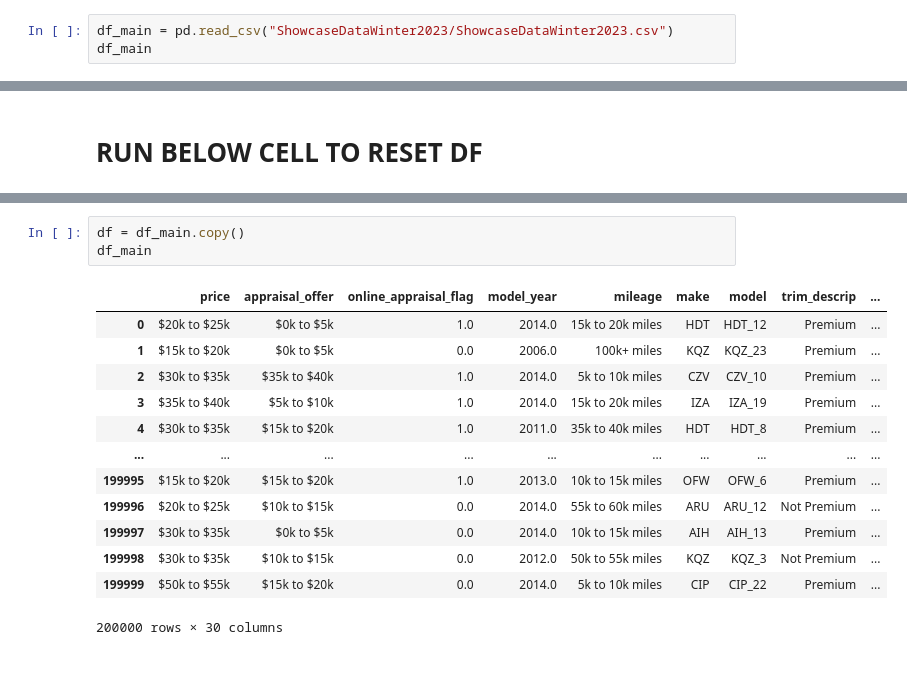
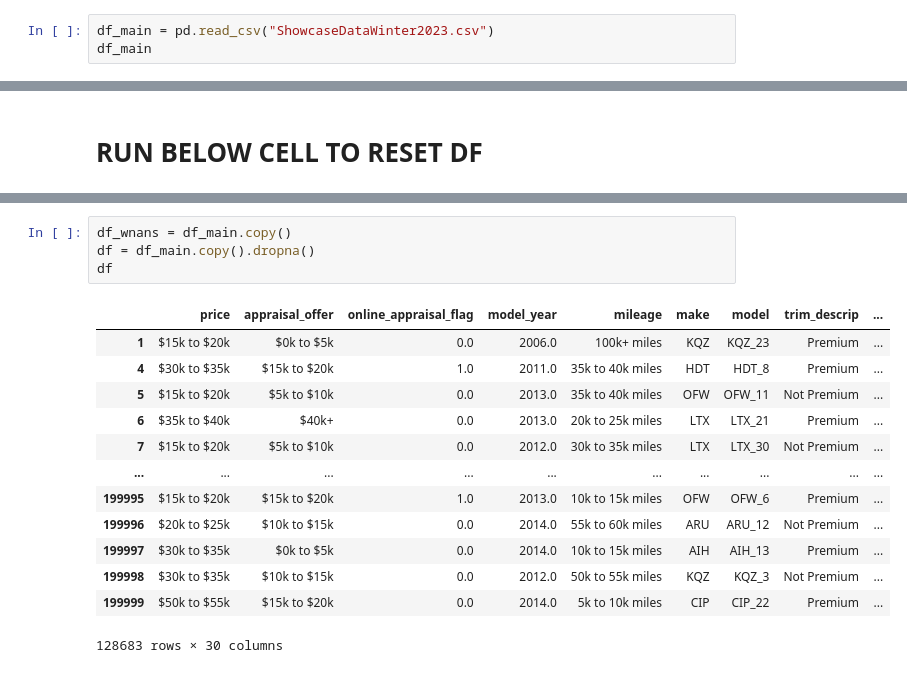
Before and after one commit to ashenfernando1/Winter-2023, a Jupyter notebook: CarMax.ipynb, the cells around one changed output, grey strips where cells are left out. Saved outputs shown, nothing was run; the diff lists cells and outputs as text.

```diff
--- a/CarMax.ipynb
+++ b/CarMax.ipynb
@@ -25,7 +26,7 @@ data_explain
 | 37 | fuel_capacity_appraisal | Numeric | The fuel capacity of the customer... |
 | 38 | market | String | The market where the transaction ... |
 # %%
-df_main = pd.read_csv("ShowcaseDataWinter2023/ShowcaseDataWinter2023.csv")
+df_main = pd.read_csv("ShowcaseDataWinter2023.csv")
 df_main
 # %% [output]
 |  | price | appraisal_offer | online_appraisal_flag | model_year | mileage | make | model | trim_descrip | ... |
@@ -107,17 +108,18 @@ memory usage: 36.6+ MB
 # %%
-df = df_main.copy()
-df_main
+df_wnans = df_main.copy()
+df = df_main.copy().dropna()
+df
 # %% [output]
 |  | price | appraisal_offer | online_appraisal_flag | model_year | mileage | make | model | trim_descrip | ... |
-| 0 | $20k to $25k | $0k to $5k | 1.0 | 2014.0 | 15k to 20k miles | HDT | HDT_12 | Premium | ... |
 | 1 | $15k to $20k | $0k to $5k | 0.0 | 2006.0 | 100k+ miles | KQZ | KQZ_23 | Premium | ... |
-| 2 | $30k to $35k | $35k to $40k | 1.0 | 2014.0 | 5k to 10k miles | CZV | CZV_10 | Premium | ... |
-| 3 | $35k to $40k | $5k to $10k | 1.0 | 2014.0 | 15k to 20k miles | IZA | IZA_19 | Premium | ... |
 | 4 | $30k to $35k | $15k to $20k | 1.0 | 2011.0 | 35k to 40k miles | HDT | HDT_8 | Premium | ... |
+| 5 | $15k to $20k | $5k to $10k | 0.0 | 2013.0 | 35k to 40k miles | OFW | OFW_11 | Not Premium | ... |
+| 6 | $35k to $40k | $40k+ | 0.0 | 2013.0 | 20k to 25k miles | LTX | LTX_21 | Premium | ... |
+| 7 | $15k to $20k | $5k to $10k | 0.0 | 2012.0 | 30k to 35k miles | LTX | LTX_30 | Not Premium | ... |
 | ... | ... | ... | ... | ... | ... | ... | ... | ... | ... |
 | 199995 | $15k to $20k | $15k to $20k | 1.0 | 2013.0 | 10k to 15k miles | OFW | OFW_6 | Premium | ... |
 | 199996 | $20k to $25k | $10k to $15k | 0.0 | 2014.0 | 55k to 60k miles | ARU | ARU_12 | Not Premium | ... |
 | 199997 | $30k to $35k | $0k to $5k | 0.0 | 2014.0 | 10k to 15k miles | AIH | AIH_13 | Premium | ... |
 | 199998 | $30k to $35k | $10k to $15k | 0.0 | 2012.0 | 50k to 55k miles | KQZ | KQZ_3 | Not Premium | ... |
 | 199999 | $50k to $55k | $15k to $20k | 0.0 | 2014.0 | 5k to 10k miles | CIP | CIP_22 | Premium | ... |
-200000 rows × 30 columns
+128683 rows × 30 columns
```
Also changed, not shown: parts of 26 cells of this notebook, 2 other files.
